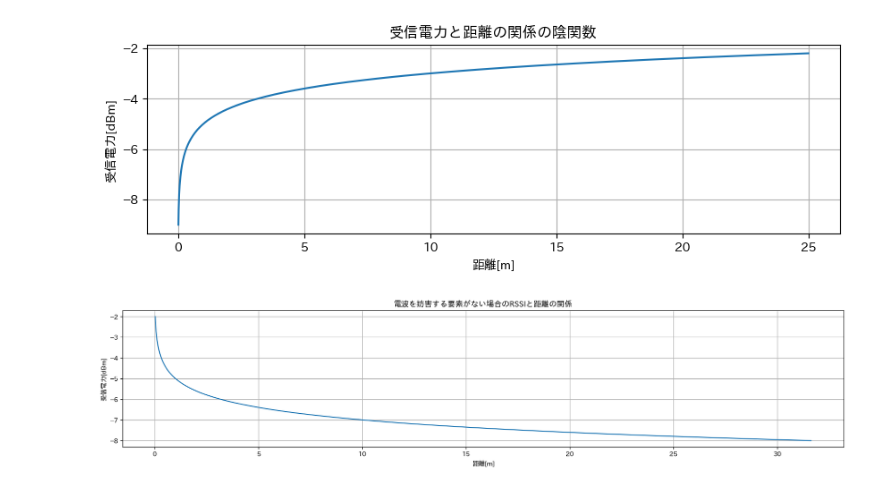
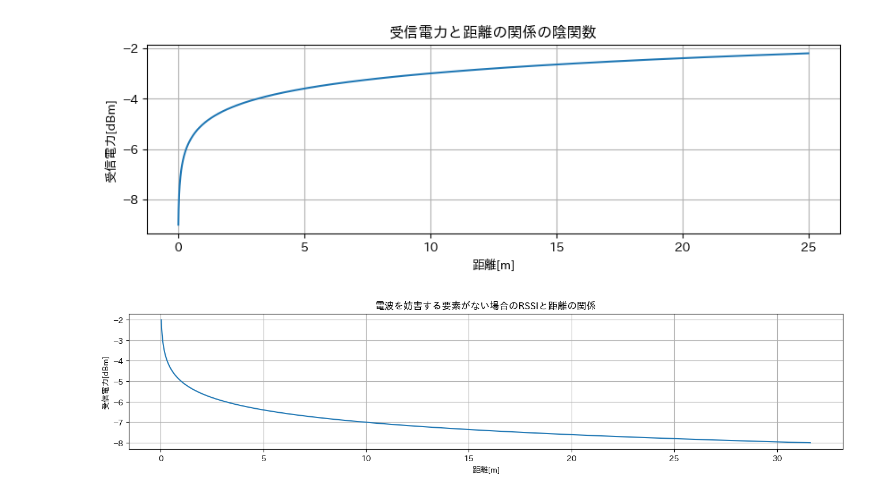
Before and after one commit to karasuneo/kajilab, a Jupyter notebook: 0220/main.ipynb, the cells around one changed output. Drawn from its saved outputs; the diff is of its cells as text; code cells hidden in the pictures.

```diff
--- a/0220/main.ipynb
+++ b/0220/main.ipynb
@@ -41,17 +41,17 @@ plt.show()
 # %%
 x_s = []
 y_lim_minus = -8
 y_lim_plus = -2
 for y in np.arange(y_lim_minus, y_lim_plus, 0.01):
     x = 10 ** ((y - baius) / ((TxPower - 10) * n))
     x_s.append(x)
-fig = plt.figure(figsize=(20, 20))
+fig = plt.figure(figsize=(16,16))
 plt.plot(x_s, np.arange(y_lim_minus, y_lim_plus, 0.01))
 plt.gca().set_aspect('equal', adjustable='box')
 plt.title('電波を妨害する要素がない場合のRSSIと距離の関係')
 plt.xlabel('距離[m]')
 plt.ylabel('受信電力[dBm]')
 plt.grid()
 plt.show()
 # %% [output]
-[figure, old version]
+[figure, new version]
```
Also changed, not shown: parts of 1 cell of this notebook, 4 other files.
